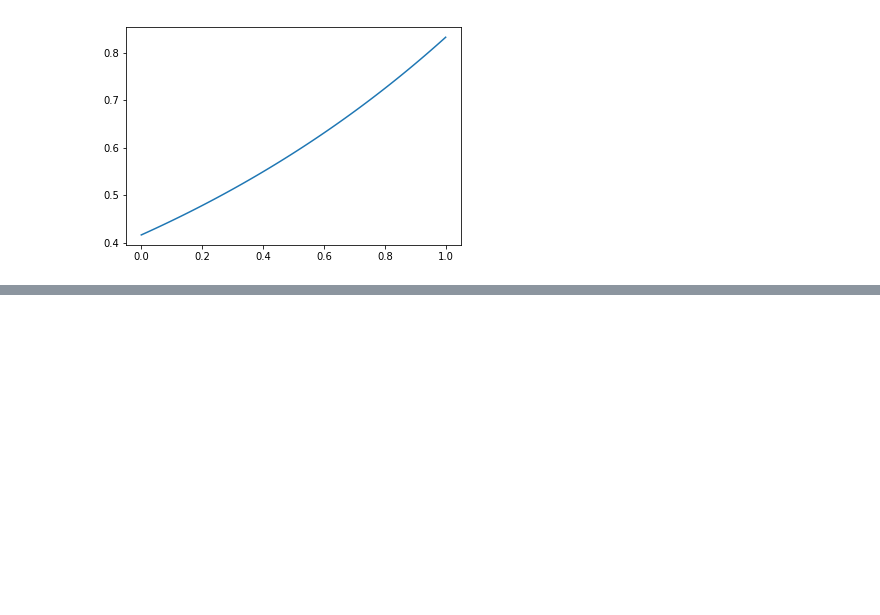
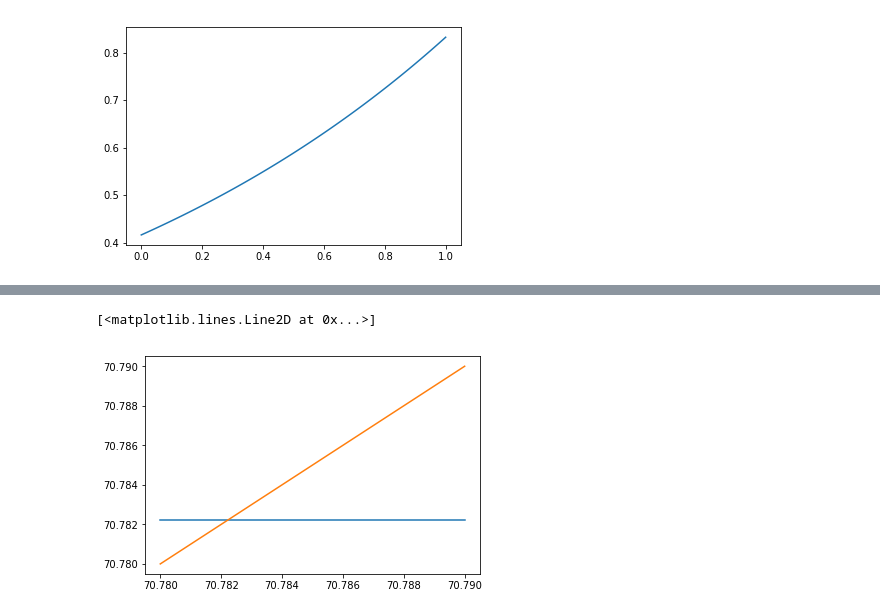
Before and after one commit to Melclic/HMG, a Jupyter notebook: webCH/libCH/population_cell_cycle.ipynb, the cells around one changed output, grey strips where cells are left out. Drawn from its saved outputs; the diff is of its cells as text; code cells hidden in the pictures; blank space fills up the shorter version.

```diff
--- a/webCH/libCH/population_cell_cycle.ipynb
+++ b/webCH/libCH/population_cell_cycle.ipynb
@@ -294,0 +503,18 @@ plt.plot(ageRange, [8.0*10.0**8.0]*len(ageRange))
+# %%
+C = []
+D = []
+CD = []
+tau = []
+for gr_min in np.arange(70.780, 70.79, 0.01):
+    d1 = 62.8298142*np.exp(-213.585678*gr_min)+25.5633968
+    c1 = 235.796165*np.exp(-428.916673*gr_min)+45.2188479
+    CD.append(c1+d1)
+    C.append(c1)
+    D.append(d1)
+    tau.append(gr_min)
+
+plt.plot(tau, CD)
+plt.plot(tau, tau)
+# %% [output]
+[<matplotlib.lines.Line2D at 0x...>]
+[figure, added]
```
Also changed, not shown: parts of 35 cells of this notebook, 17 other files.
